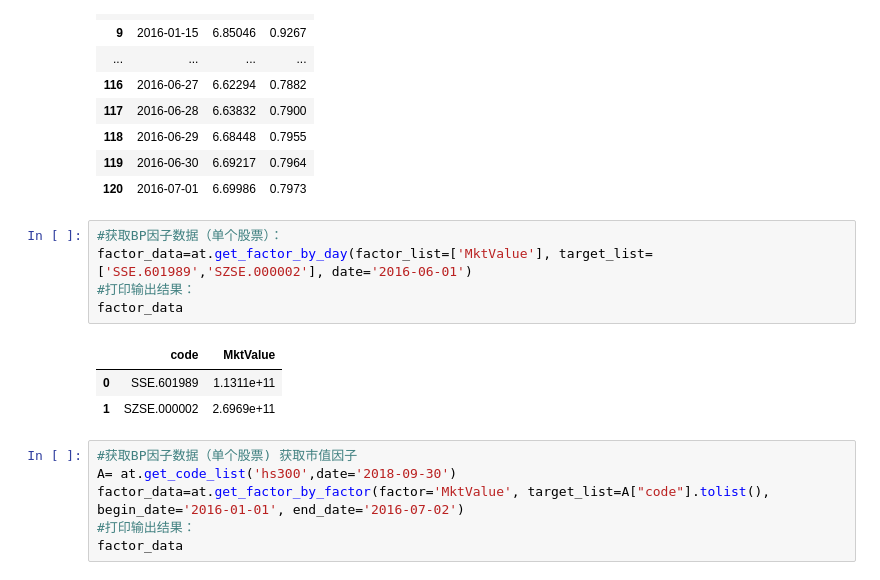
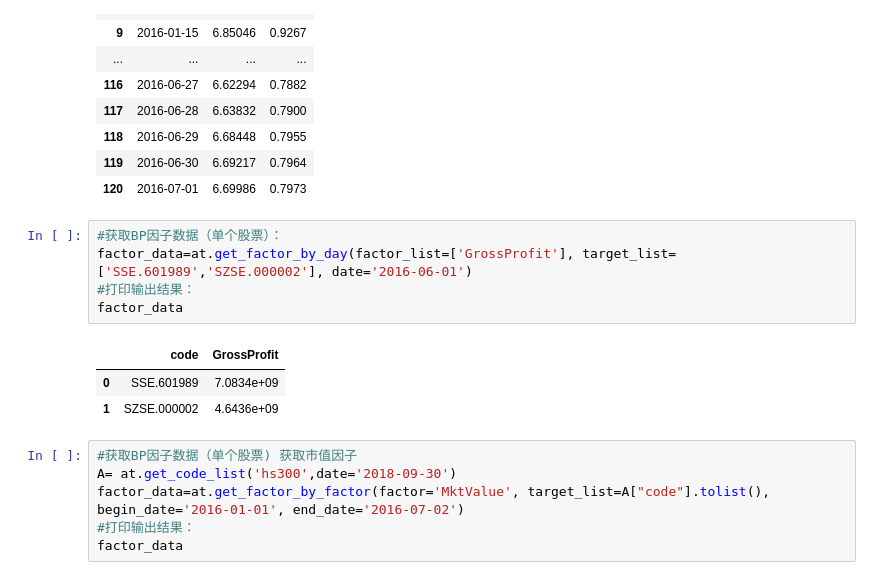
Before and after one commit to JoshuaQYH/TIDIBEI, a Jupyter notebook: data_exploration.ipynb, the cells around one changed output. Cells and saved outputs as stored; diff of their text form.

```diff
--- a/data_exploration.ipynb
+++ b/data_exploration.ipynb
@@ -31,13 +31,13 @@ factor_data
 | 120 | 2016-07-01 | 6.69986 | 0.7973 |
 # %%
 #获取BP因子数据（单个股票）：
-factor_data=at.get_factor_by_day(factor_list=['MktValue'], target_list=['SSE.601989','SZSE.000002'], date='2016-06-01')
+factor_data=at.get_factor_by_day(factor_list=['GrossProfit'], target_list=['SSE.601989','SZSE.000002'], date='2016-06-01')
 #打印输出结果：
 factor_data
 # %% [output]
-|  | code | MktValue |
-| 0 | SSE.601989 | 1.1311e+11 |
-| 1 | SZSE.000002 | 2.6969e+11 |
+|  | code | GrossProfit |
+| 0 | SSE.601989 | 7.0834e+09 |
+| 1 | SZSE.000002 | 4.6436e+09 |
 # %%
 #获取BP因子数据（单个股票) 获取市值因子
 A= at.get_code_list('hs300',date='2018-09-30')
```
Also changed, not shown: 5 other files.
